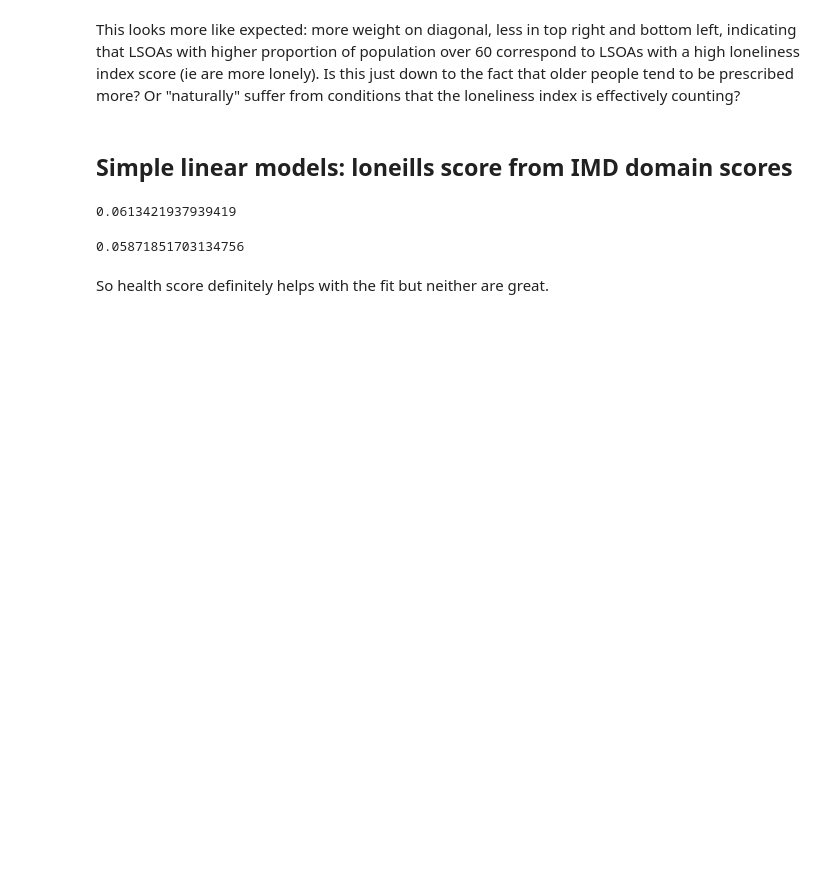
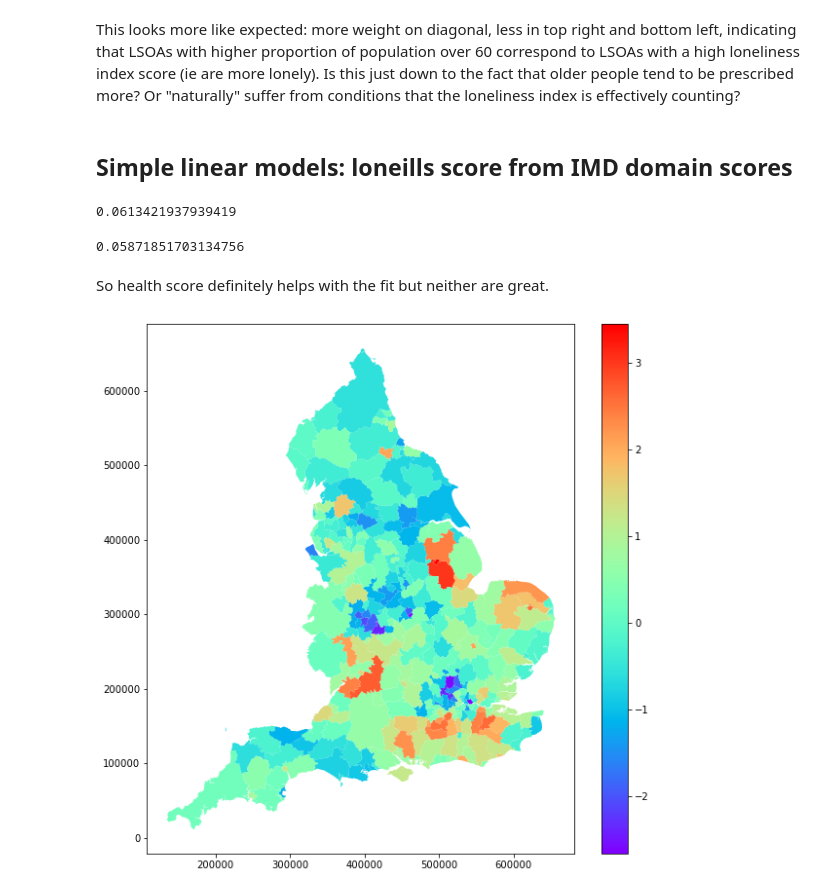
Before and after one commit to TamsinHu/Loneliness_study, a Jupyter notebook: Loneliness and health without outliers.ipynb, the cells around one changed output. Saved outputs shown, nothing was run; the diff lists cells and outputs as text; code cells hidden in the pictures; blank space fills up the shorter version.

```diff
--- a/Loneliness and health without outliers.ipynb
+++ b/Loneliness and health without outliers.ipynb
@@ -202,0 +206,14 @@ So health score definitely helps with the fit but neither are great.
+# %%
+agg_cols = {'loneills': 'mean'}
+
+la_loneliness_imd_wo_outliers = loneliness_health.groupby(['district_code'], as_index=False).agg(agg_cols)
+
+la_shapes =  gpd.read_file('england/Local_Authority_Districts_(December_2015)_Boundaries/Local_Authority_Districts_(December_2015)_Boundaries.shp')
+la_geo_loneliness_imd_wo_outliers = la_shapes.merge(la_loneliness_imd_wo_outliers, how='inner', left_on=['lad15cd'], right_on=['district_code'])
+
+fig, ax = plt.subplots(figsize = (10,10))
+la_geo_loneliness_imd_wo_outliers.plot(column='loneills', cmap='rainbow', ax=ax, legend = True)
+
+fig.savefig('england/la_loneills_wo_outliers.png')
+# %% [output]
+[figure, added]
```
Also changed, not shown: parts of 16 cells of this notebook.
